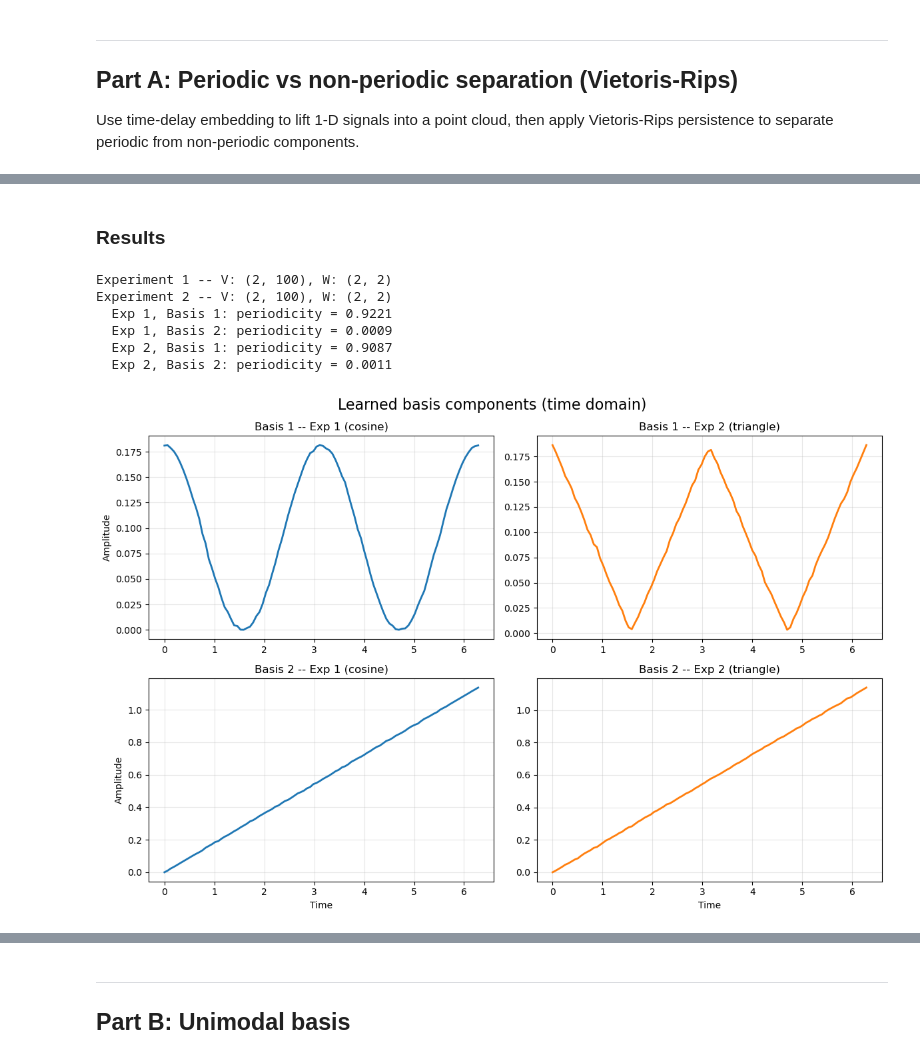
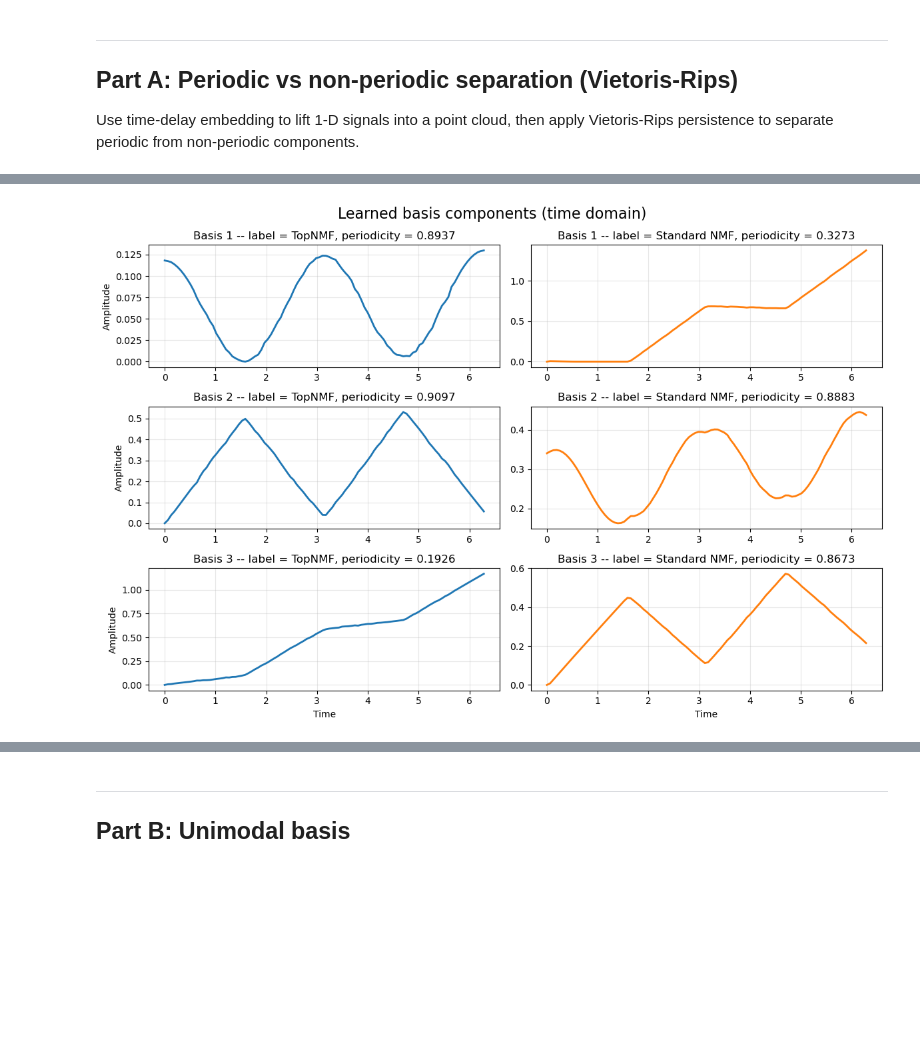
Before and after one commit to shizuo-kaji/TopNMF, a Jupyter notebook: notebook/1DSignal.ipynb, the cells around one changed output, grey strips where cells are left out. Drawn from its saved outputs; the diff is of its cells as text; code cells hidden in the pictures; blank space fills up the shorter version.

```diff
--- a/notebook/1DSignal.ipynb
+++ b/notebook/1DSignal.ipynb
@@ -145,50 +98,37 @@ plt.close("all")
-# %% [markdown]
-### Results
-# %%
-V_cos = model_cos.get_components()
-W_cos = model_cos.transform(X_cos)
-X_recon_cos = model_cos.inverse_transform()
-
-V_tri = model_tri.get_components()
-W_tri = model_tri.transform(X_tri)
-X_recon_tri = model_tri.inverse_transform()
-
-print(f"Experiment 1 -- V: {V_cos.shape}, W: {W_cos.shape}")
-print(f"Experiment 2 -- V: {V_tri.shape}, W: {W_tri.shape}")
-
-# Periodicity score: 1 = perfectly periodic, 0 = non-periodic
-embedding_dim = 4
-tau = int(len(t) / (2 * (embedding_dim + 1)))
-for exp, V in [("Exp 1", V_cos), ("Exp 2", V_tri)]:
-    for i in range(n_components):
-        score = compute_periodicity_score(V[i], dim=embedding_dim + 1, tau=tau)
-        print(f"  {exp}, Basis {i + 1}: periodicity = {score:.4f}")
-# %% [output]
-Experiment 1 -- V: (2, 100), W: (2, 2)
-Experiment 2 -- V: (2, 100), W: (2, 2)
-  Exp 1, Basis 1: periodicity = 0.9221
-  Exp 1, Basis 2: periodicity = 0.0009
-  Exp 2, Basis 1: periodicity = 0.9087
-  Exp 2, Basis 2: periodicity = 0.0011
 # %%
 # Learned basis components in the time domain
-fig, axes = plt.subplots(2, 2, figsize=(12, 8))
+from sklearn.decomposition import NMF
+
+fig, axes = plt.subplots(n_components, 2, figsize=(12, 8))
 fig.suptitle("Learned basis components (time domain)", fontsize=16)
 
+V_top = model_cos.get_components()
+W = model_cos.transform(X)
+X_recon = model_cos.inverse_transform()
+
+nmf = NMF(n_components=n_components, init="random", random_state=43)
+W_nmf = nmf.fit_transform(X)
+V_nmf = nmf.components_
+
+# Periodicity score: 1 = perfectly periodic, 0 = non-periodic
+embedding_dim = 4
+tau = int(len(t) / (2 * (embedding_dim + 1)))
+
 for row, (V, color, label) in enumerate(
-    [(V_cos, "tab:blue", "Exp 1 (cosine)"), (V_tri, "tab:orange", "Exp 2 (triangle)")]
+    [(V_top, "tab:blue", "TopNMF"), (V_nmf, "tab:orange", "Standard NMF")]
 ):
     for col in range(n_components):
         ax = axes[col, row]
         ax.plot(t, V[col], linewidth=2, color=color)
-        ax.set_title(f"Basis {col + 1} -- {label}")
+        score = compute_periodicity_score(V[col], dim=embedding_dim + 1, tau=tau)
+        ax.set_title(f"Basis {col + 1} -- label = {label}, periodicity = {score:.4f}")
         ax.grid(alpha=0.3)
         if row == 0:
             ax.set_ylabel("Amplitude")
         if col == n_components - 1:
             ax.set_xlabel("Time")
 
 plt.tight_layout()
 plt.show()
 # %% [output]
-[figure, old version]
+[figure, new version]
```
Also changed, not shown: parts of 9 cells of this notebook.
